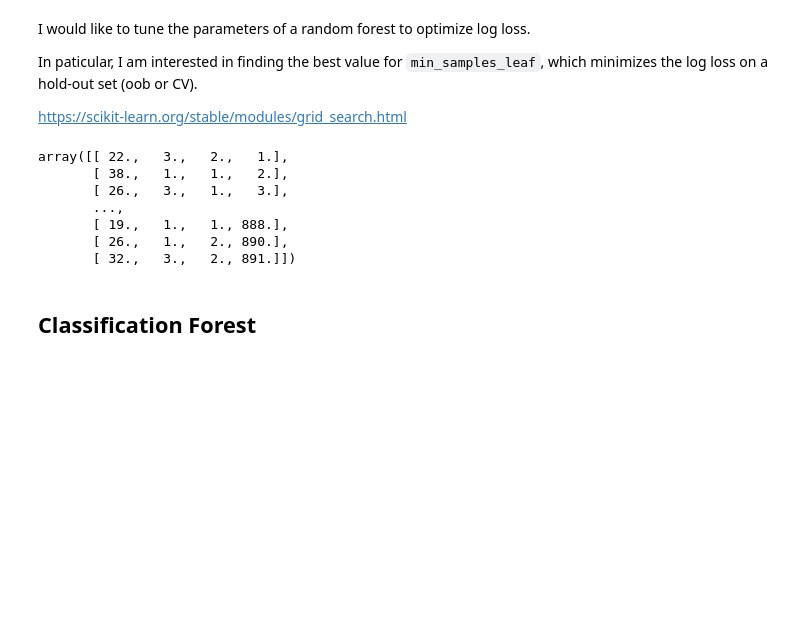
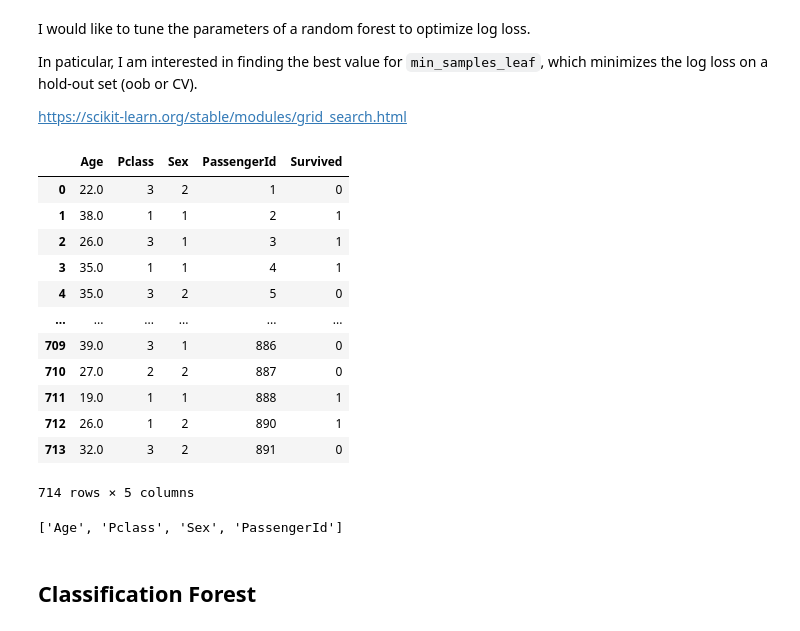
Before and after one commit to Dingyi-Lai/ExplainableAI, a Jupyter notebook: Basic_Tasks/TuningRF_titanic_Lai2 copy.ipynb, the cells around one changed output. Drawn from its saved outputs; the diff is of its cells as text; code cells hidden in the pictures; blank space fills up the shorter version.

```diff
--- a/Basic_Tasks/TuningRF_titanic_Lai2 copy.ipynb
+++ b/Basic_Tasks/TuningRF_titanic_Lai2 copy.ipynb
@@ -40,20 +40,19 @@ def log_loss_score(predicted, actual, eps=1e-14):
 # %%
 import pandas as pd
 df = pd.read_csv('https://raw.githubusercontent.com/markusloecher/shap/master/Explore/titanicnoMissingAge.csv') # Load the data
-df
-
-Y = df['Survived']
-X =  df[['Age', 'Pclass','Sex', 'PassengerId']]
-
-X_train = X.to_numpy()
-Y_train = Y.to_numpy()
+cleaned_titanic = df[['Age', 'Pclass','Sex', 'PassengerId', 'Survived']]
+cleaned_titanic
+# %% [output]
+|  | Age | Pclass | Sex | PassengerId | Survived |
+| 0 | 22.0 | 3 | 2 | 1 | 0 |
+| 1 | 38.0 | 1 | 1 | 2 | 1 |
+| 2 | 26.0 | 3 | 1 | 3 | 1 |
+| 3 | 35.0 | 1 | 1 | 4 | 1 |
+| 4 | 35.0 | 3 | 2 | 5 | 0 |
+| ... | ... | ... | ... | ... | ... |
+| 709 | 39.0 | 3 | 1 | 886 | 0 |
+| 710 | 27.0 | 2 | 2 | 887 | 0 |
+| 711 | 19.0 | 1 | 1 | 888 | 1 |
+| 712 | 26.0 | 1 | 2 | 890 | 1 |
+| 713 | 32.0 | 3 | 2 | 891 | 0 |
+714 rows × 5 columns
-# %%
-X_train
-# %% [output]
-array([[ 22.,   3.,   2.,   1.],
-       [ 38.,   1.,   1.,   2.],
-       [ 26.,   3.,   1.,   3.],
-       ...,
-       [ 19.,   1.,   1., 888.],
-       [ 26.,   1.,   2., 890.],
-       [ 32.,   3.,   2., 891.]])
@@ -60,3 +67,7 @@ array([[ 22.,   3.,   2.,   1.],
+# %%
+X.columns.tolist()
+# %% [output]
+['Age', 'Pclass', 'Sex', 'PassengerId']
 # %% [markdown]
 ## Classification Forest
 # %%
```
Also changed, not shown: parts of 2 cells of this notebook, 6 other files.
